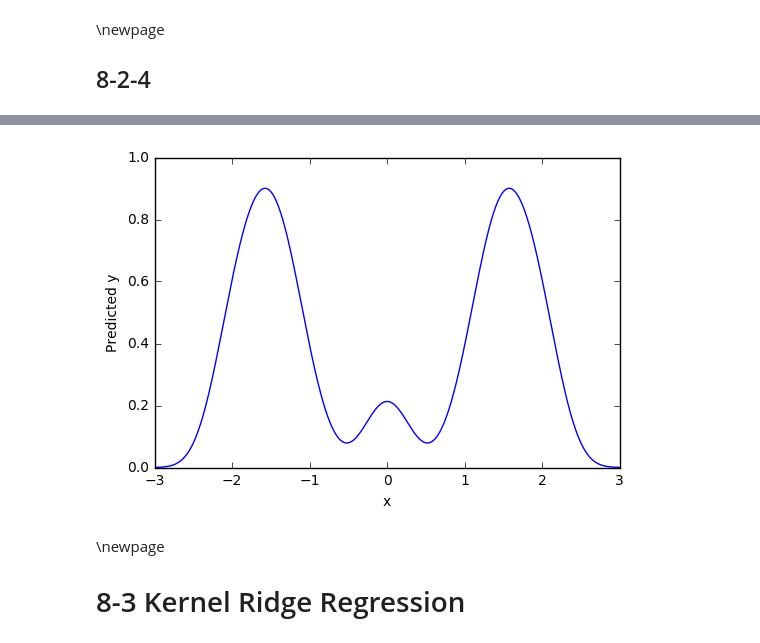
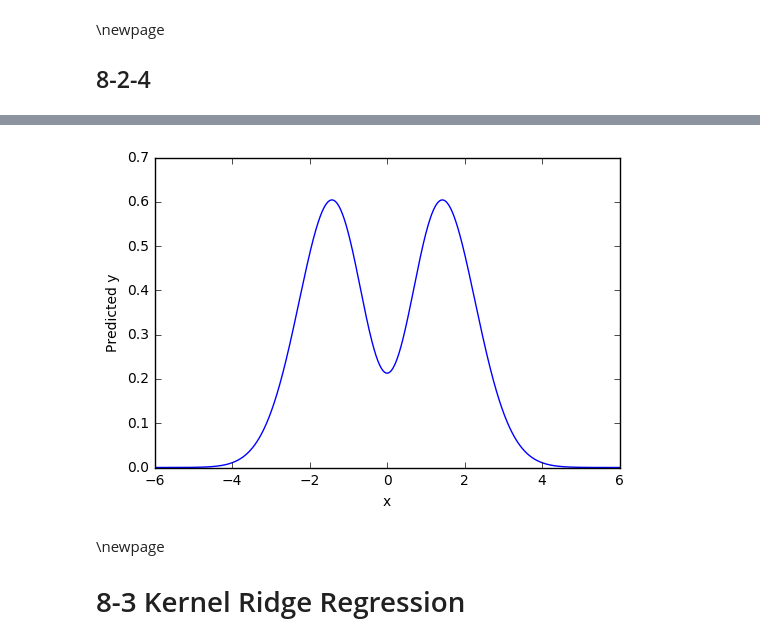
Before and after one commit to ZhuoruLin/DSGA1003_ML, a Jupyter notebook: hw4-kernels/notebooks/P8.ipynb, the cells around one changed output, grey strips where cells are left out. Drawn from its saved outputs; the diff is of its cells as text; code cells hidden in the pictures.

```diff
--- a/hw4-kernels/notebooks/P8.ipynb
+++ b/hw4-kernels/notebooks/P8.ipynb
@@ -37,7 +38,7 @@ def RBF_kernel(W,X,sigma):
     """
     #TODO
     diff_mat = cdist(W,X,'sqeuclidean')
-    return np.exp(-(diff_mat**2)/(2*sigma**2))
+    return np.exp(-(diff_mat)/(2*sigma**2))
 
 def polynomial_kernel(W, X, offset, degree):
     """
@@ -154,13 +155,13 @@ array([[  2.57675711e-18],
 # %%
 #Plot the result function
 plot_step = .001
-xpts = np.arange(-3 , 3, plot_step).reshape(-1,1)
+xpts = np.arange(-6 , 6, plot_step).reshape(-1,1)
 plt.plot(xpts, machine.predict(xpts), label=label)
 plt.xlabel('x')
 plt.ylabel('Predicted y')
 plt.show()
 # %% [output]
-[figure, old version]
+[figure, new version]
 # %% [markdown]
 \newpage
 # 8-3 Kernel Ridge Regression
```
Also changed, not shown: parts of 27 cells of this notebook, 2 other files.
